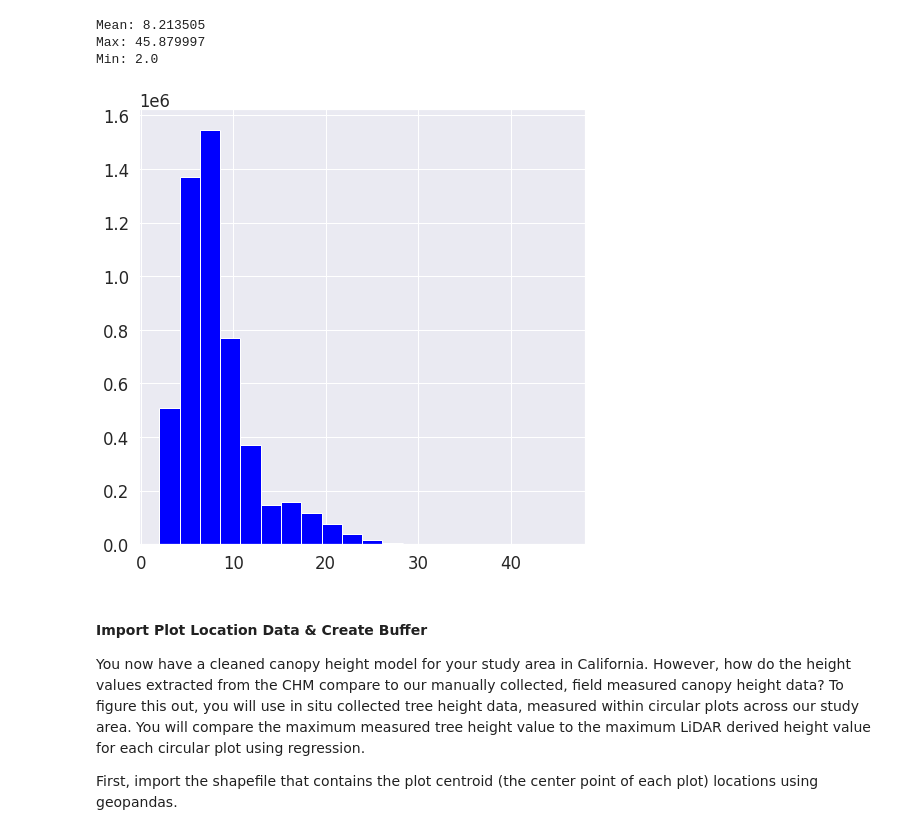
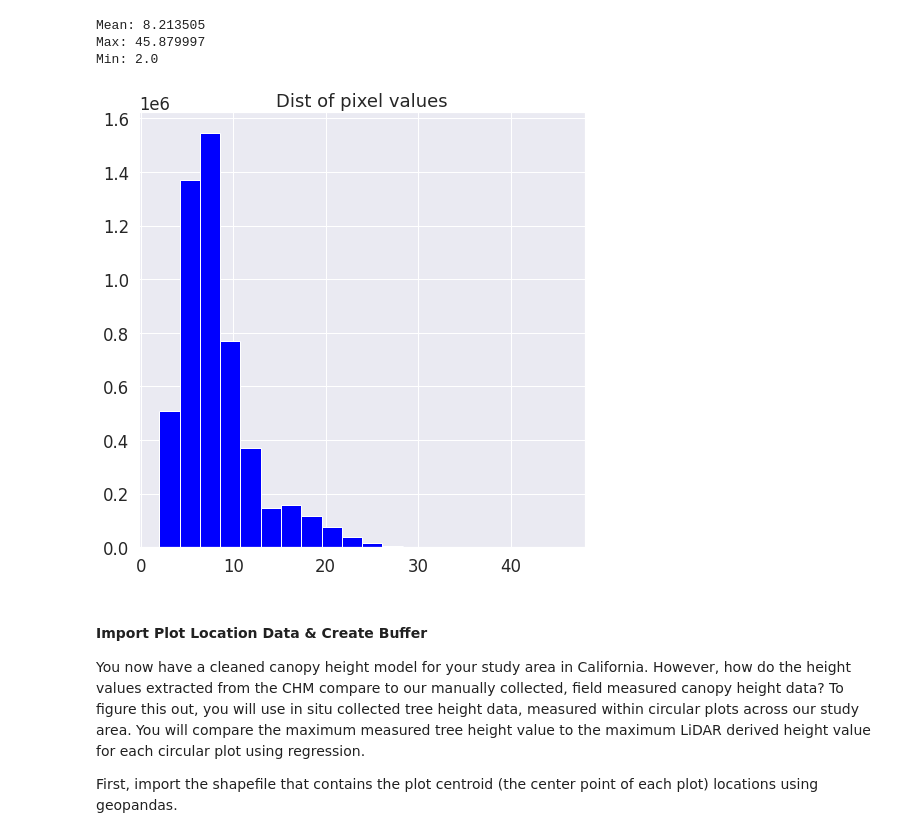
Before and after one commit to MarilynSmith1/EnvDatSci22, a Jupyter notebook: CodeSprints/Regression101.ipynb, the cells around one changed output. Saved outputs shown, nothing was run; the diff lists cells and outputs as text; code cells hidden in the pictures.

```diff
--- a/CodeSprints/Regression101.ipynb
+++ b/CodeSprints/Regression101.ipynb
@@ -170,11 +171,12 @@ Min: 2.0
 # %%
 # Task 2: view histogram of canopy height model after cleaning up the data
 ax = ep.hist(sjer_chm_data_no_zeros.values,
           figsize = (8,8),
           colors = "blue",
+          title = "Dist of pixel values"
              )
 # %% [output]
-[figure, old version]
+[figure, new version]
 # %% [markdown]
 #### Import Plot Location Data & Create Buffer
 You now have a cleaned canopy height model for your study area in California. However, how do the height values extracted from the CHM compare to our manually collected, field measured canopy height data? To figure this out, you will use in situ collected tree height data, measured within circular plots across our study area. You will compare the maximum measured tree height value to the maximum LiDAR derived height value for each circular plot using regression.
```
Also changed, not shown: parts of 21 cells of this notebook.
